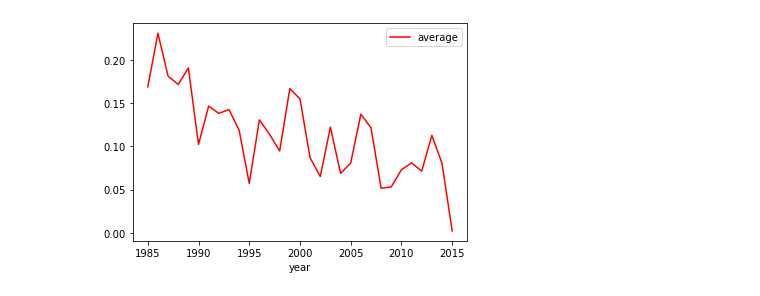
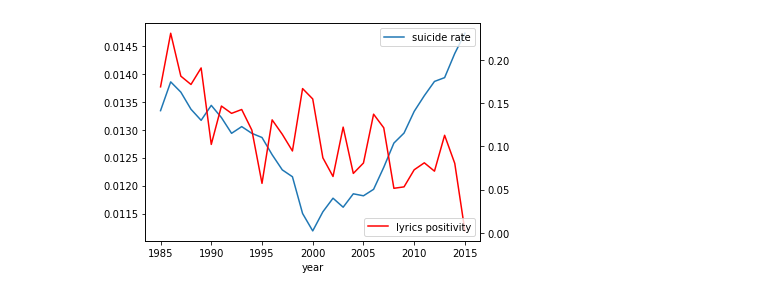
Before and after one commit to BigDataTermProj/data, a Jupyter notebook: music sentimental analyze.ipynb, the cells around one changed output. Cells and saved outputs as stored; diff of their text form; code cells hidden in the pictures.

Commit message:
graph edit

```diff
--- a/music sentimental analyze.ipynb
+++ b/music sentimental analyze.ipynb
@@ -188,16 +188,22 @@ print(f)
 # %%
 import matplotlib.pyplot as plt
 
 # gca stands for 'get current axis'
 ax = plt.gca()
 
-#f.plot(kind='line',x='year',y='percentage',ax=ax)
-sentiment_analysis_results.plot(kind='line',x='year',y='average', color='red', ax=ax)
-#df.plot(kind='line',x='age',y='suicides_no', color='red', ax=ax)
+f.plot(kind='line',x='year',y='percentage',ax=ax, label='suicide rate')
+ax.legend(loc='upper right')
+
+
+ax2 = ax.twinx()
+
+sentiment_analysis_results.plot(kind='line',x='year',y='average', color='red', ax=ax2, label='lyrics positivity')
+ax2.legend(loc='lower right')
+
 
 plt.show()
 # %% [output]
-[figure, old version]
+[figure, new version]
 # %%
 merge_outer = pd.merge(f, sentiment_analysis_results, how='outer', on='year')
 print(merge_outer)
```
Also changed, not shown: parts of 1 cell of this notebook.
